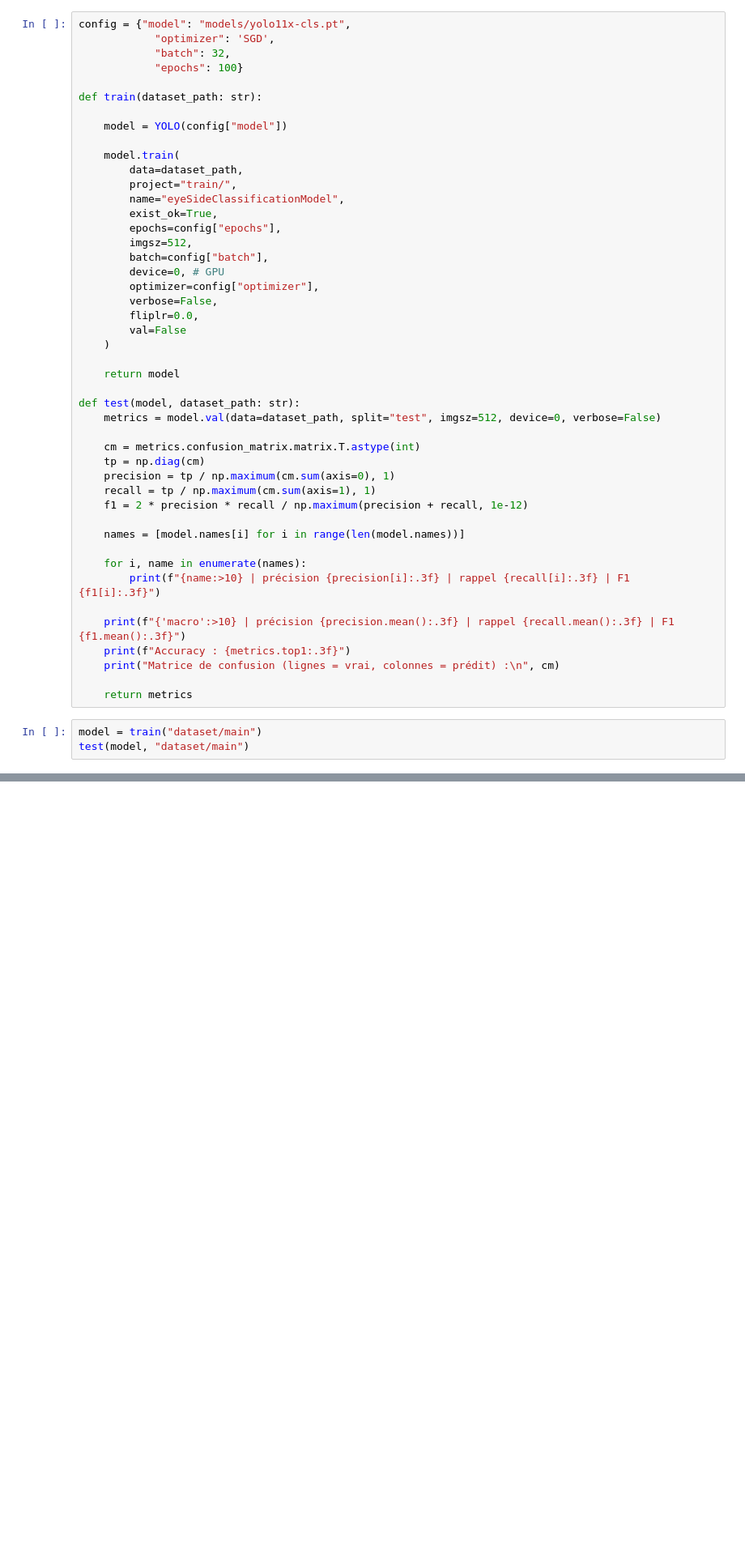
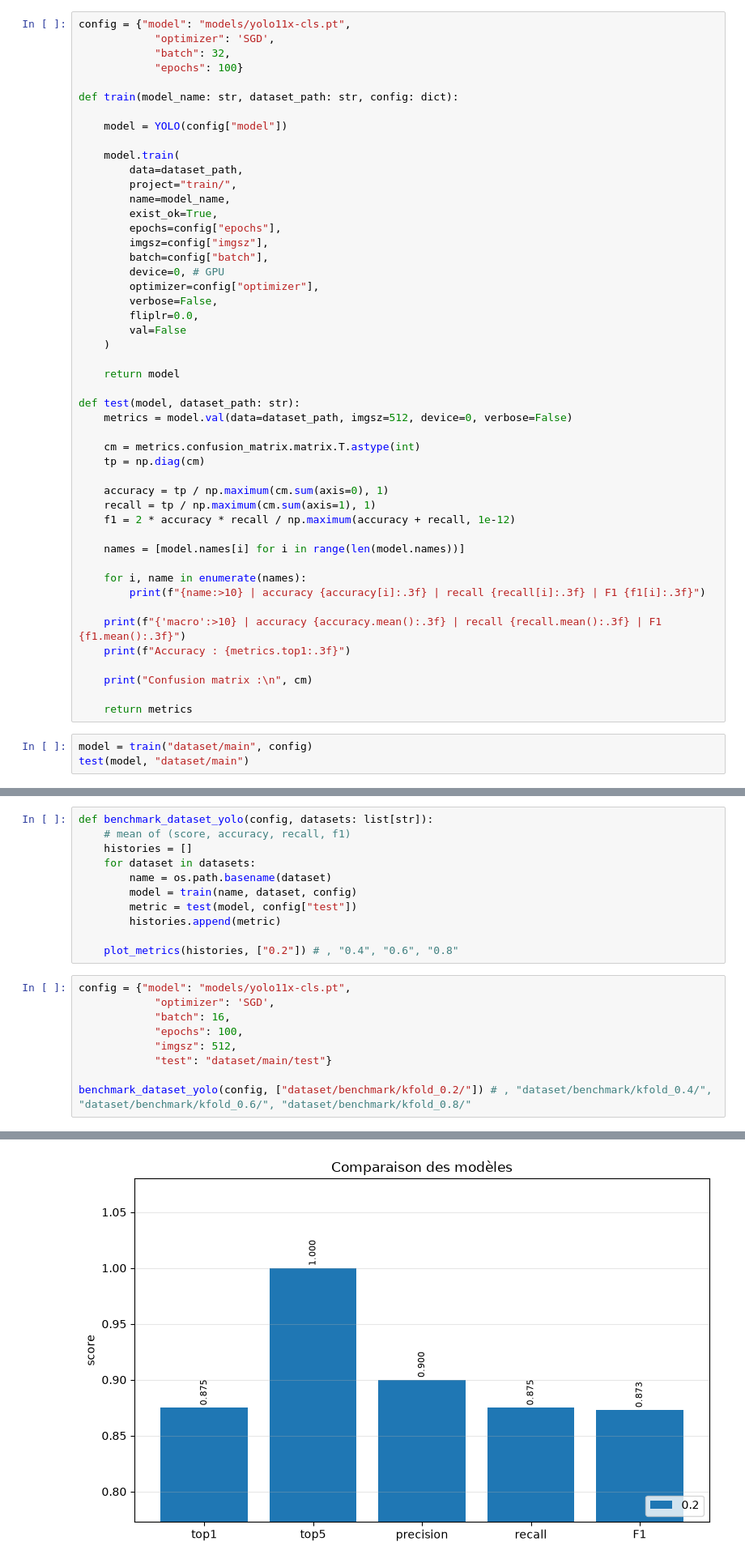
Before and after one commit to DigitalHolography/LeftRightEyeClassification, a Jupyter notebook: train.ipynb, the cells around one changed output, grey strips where cells are left out. Shown at 81% size. Saved outputs shown, nothing was run; the diff lists cells and outputs as text; blank space fills up the shorter version.

Commit message:
feat(rework): benchmark dataset with issues, will be debug soon

```diff
--- a/train.ipynb
+++ b/train.ipynb
@@ -235,17 +217,17 @@ config = {"model": "models/yolo11x-cls.pt",
             "batch": 32,
             "epochs": 100}
 
-def train(dataset_path: str):
+def train(model_name: str, dataset_path: str, config: dict):
 
     model = YOLO(config["model"])
 
     model.train(
         data=dataset_path,
         project="train/",
-        name="eyeSideClassificationModel",
+        name=model_name,
         exist_ok=True,
         epochs=config["epochs"],
-        imgsz=512,
+        imgsz=config["imgsz"],
         batch=config["batch"],
         device=0, # GPU
         optimizer=config["optimizer"],
@@ -257,24 +239,26 @@ def train(dataset_path: str):
     return model
 
 def test(model, dataset_path: str):
-    metrics = model.val(data=dataset_path, split="test", imgsz=512, device=0, verbose=False)
+    metrics = model.val(data=dataset_path, imgsz=512, device=0, verbose=False)
 
     cm = metrics.confusion_matrix.matrix.T.astype(int)
     tp = np.diag(cm)
-    precision = tp / np.maximum(cm.sum(axis=0), 1)
+
+    accuracy = tp / np.maximum(cm.sum(axis=0), 1)
     recall = tp / np.maximum(cm.sum(axis=1), 1)
-    f1 = 2 * precision * recall / np.maximum(precision + recall, 1e-12)
+    f1 = 2 * accuracy * recall / np.maximum(accuracy + recall, 1e-12)
 
     names = [model.names[i] for i in range(len(model.names))]
 
     for i, name in enumerate(names):
-        print(f"{name:>10} | précision {precision[i]:.3f} | rappel {recall[i]:.3f} | F1 {f1[i]:.3f}")
+        print(f"{name:>10} | accuracy {accuracy[i]:.3f} | recall {recall[i]:.3f} | F1 {f1[i]:.3f}")
 
-    print(f"{'macro':>10} | précision {precision.mean():.3f} | rappel {recall.mean():.3f} | F1 {f1.mean():.3f}")
+    print(f"{'macro':>10} | accuracy {accuracy.mean():.3f} | recall {recall.mean():.3f} | F1 {f1.mean():.3f}")
     print(f"Accuracy : {metrics.top1:.3f}")
-    print("Matrice de confusion (lignes = vrai, colonnes = prédit) :\n", cm)
+
+    print("Confusion matrix :\n", cm)
 
     return metrics
 # %%
-model = train("dataset/main")
+model = train("dataset/main", config)
 test(model, "dataset/main")
@@ -339,0 +314,21 @@ pref: right, conf: 0.9999024868011475
+# %%
+def benchmark_dataset_yolo(config, datasets: list[str]):
+    # mean of (score, accuracy, recall, f1)
+    histories = []
+    for dataset in datasets:
+        name = os.path.basename(dataset)
+        model = train(name, dataset, config)
+        metric = test(model, config["test"])
+        histories.append(metric)
+
+    plot_metrics(histories, ["0.2"]) # , "0.4", "0.6", "0.8"
+# %%
+config = {"model": "models/yolo11x-cls.pt",
+            "optimizer": 'SGD',
+            "batch": 16,
+            "epochs": 100,
+            "imgsz": 512,
+            "test": "dataset/main/test"}
+
+benchmark_dataset_yolo(config, ["dataset/benchmark/kfold_0.2/"]) # , "dataset/benchmark/kfold_0.4/", "dataset/benchmark/kfold_0.6/", "dataset/benchmark/kfold_0.8/"
+# %% [output]
@@ -339,0 +352 @@ pref: right, conf: 0.9999024868011475
+[figure, added]
```
Also changed, not shown: parts of 9 cells of this notebook, 14 other files.
